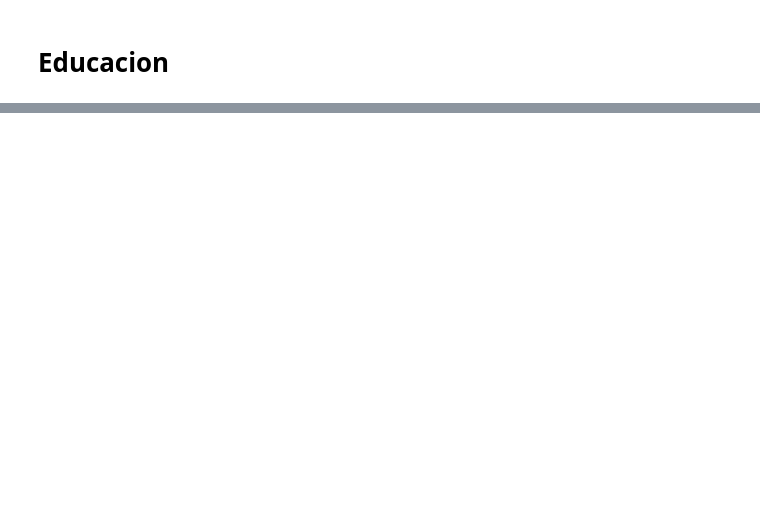
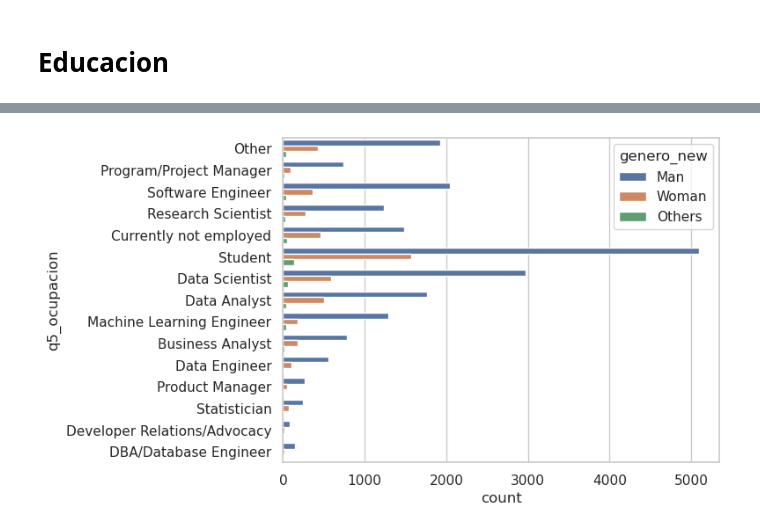
Before and after one commit to Adalab/project2-da-promo-c-modulo-2-team4, a Jupyter notebook: 04- Preguntas/1.Pregunta_perfil.ipynb, the cells around one changed output, grey strips where cells are left out. Cells and saved outputs as stored; diff of their text form; code cells hidden in the pictures; blank space fills up the shorter version.

```diff
--- a/04- Preguntas/1.Pregunta_perfil.ipynb
+++ b/04- Preguntas/1.Pregunta_perfil.ipynb
@@ -361,0 +607,4 @@ order=['18-21','22-24','25-29','30-34','35-39','40-44','45-49','50-54','55-59','
+# %%
+sns.countplot(data=df_perfil , y= 'q5_ocupacion', hue=  "genero_new");
+# %% [output]
+[figure, added]
```
Also changed, not shown: parts of 41 cells of this notebook, 1 other file.
